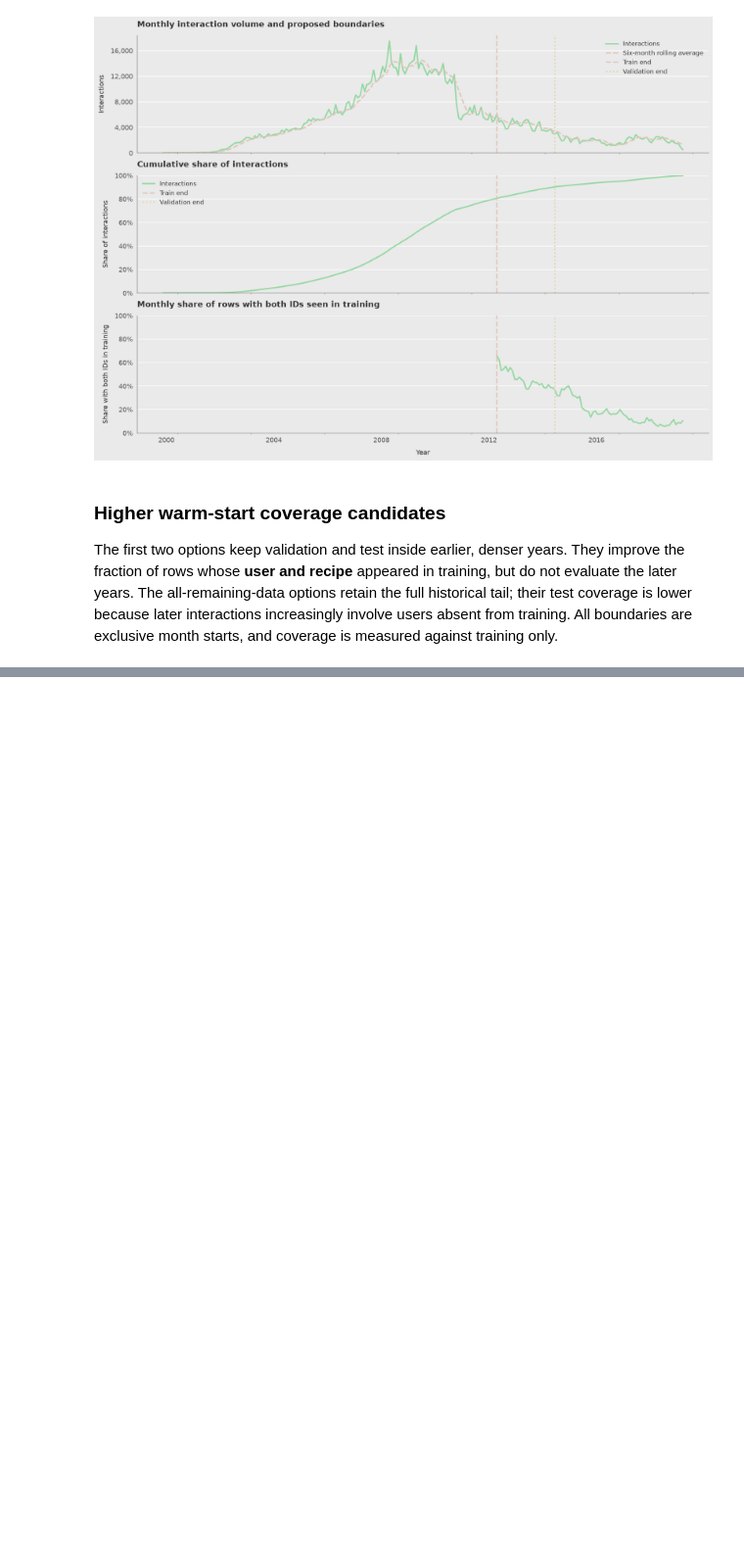
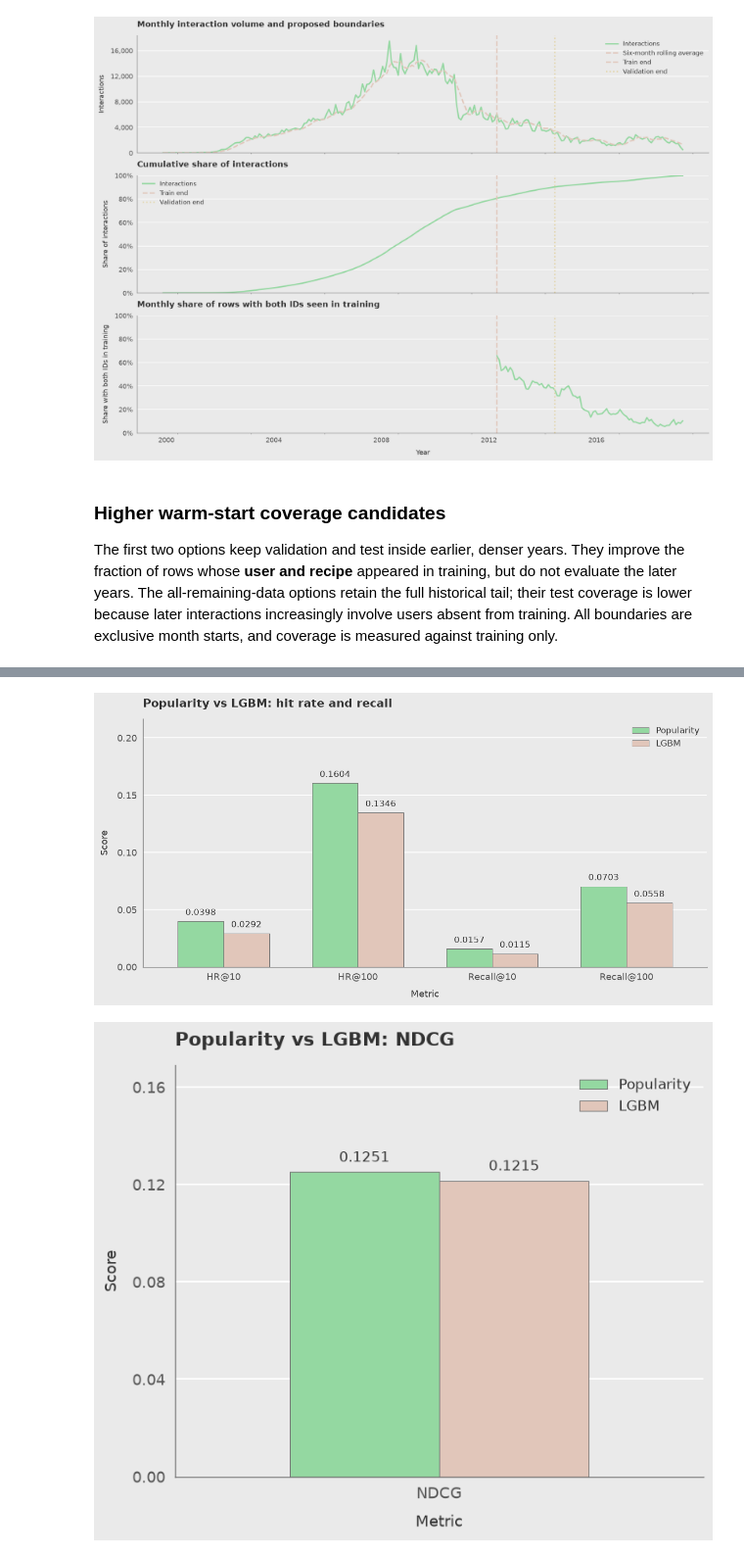
Before and after one commit to mihikabairathi/ml_in_practice_project, a Jupyter notebook: notebooks/eda.ipynb, the cells around one changed output, grey strips where cells are left out. Shown at 98% size. Saved outputs shown, nothing was run; the diff lists cells and outputs as text; code cells hidden in the pictures; blank space fills up the shorter version.

Commit message:
Add styled baseline metric comparison bar charts

```diff
--- a/notebooks/eda.ipynb
+++ b/notebooks/eda.ipynb
@@ -499,0 +504,43 @@ display(candidate_summary.style.format({column: "{:.1%}" for column in coverage_
+# %%
+# Supplied baseline results: metric, Popularity, and LGBM.
+baseline_results = [
+    ("NDCG", 0.1251, 0.1215),
+    ("HR@10", 0.0398, 0.0292),
+    ("HR@100", 0.1604, 0.1346),
+    ("Recall@10", 0.0157, 0.0115),
+    ("Recall@100", 0.0703, 0.0558),
+]
+baseline_metrics = pd.DataFrame(
+    baseline_results, columns=["Metric", "Popularity", "LGBM"]
+).set_index("Metric")
+
+for metrics, title, figsize in [
+    (["HR@10", "HR@100", "Recall@10", "Recall@100"],
+     "Popularity vs LGBM: hit rate and recall", (10, 5)),
+    (["NDCG"], "Popularity vs LGBM: NDCG", (6, 5)),
+]:
+    scores = baseline_metrics.loc[metrics]
+    positions = np.arange(len(metrics))
+    width = 0.34
+    fig, ax = plt.subplots(figsize=figsize, layout="constrained")
+    for offset, model, color in [
+        (-width / 2, "Popularity", MINT),
+        (width / 2, "LGBM", PEACH),
+    ]:
+        bars = ax.bar(
+            positions + offset, scores[model], width,
+            label=model, color=color, edgecolor="#777777", linewidth=0.6,
+        )
+        ax.bar_label(bars, fmt="%.4f", padding=5, fontsize=10)
+    ax.set_title(title)
+    ax.set_xlabel("Metric")
+    ax.set_xticks(positions, metrics)
+    ax.set_xlim(-0.6, len(metrics) - 0.4)
+    ax.legend(loc="upper right")
+    format_axis(ax, "Score", kind="decimal", dates=False)
+    ax.yaxis.set_major_formatter(FuncFormatter(lambda value, _: f"{value:.2f}"))
+    ax.set_ylim(0, scores.to_numpy().max() * 1.35)
+    plt.show()
+# %% [output]
+[figure, added]
+[figure, added]
```
Also changed, not shown: parts of 1 cell of this notebook.
